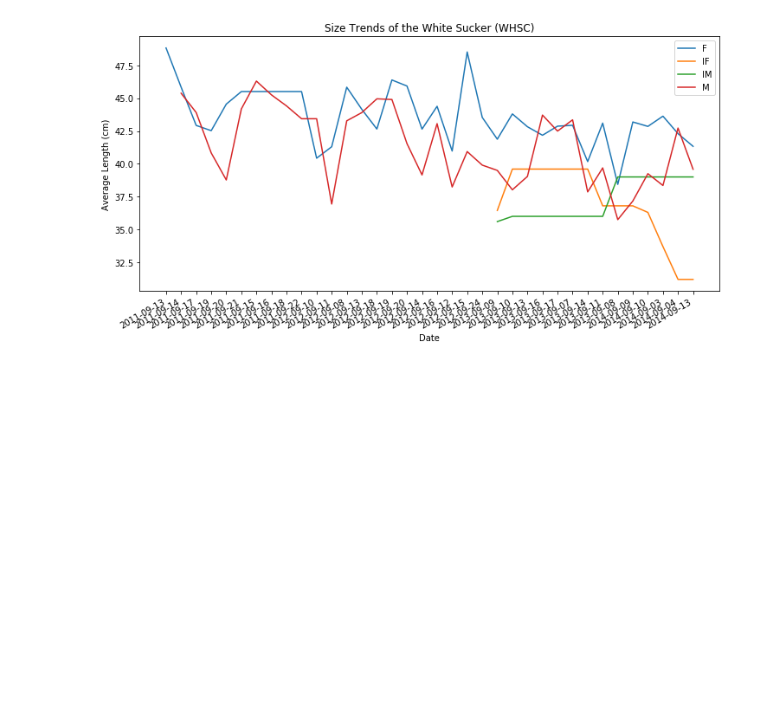
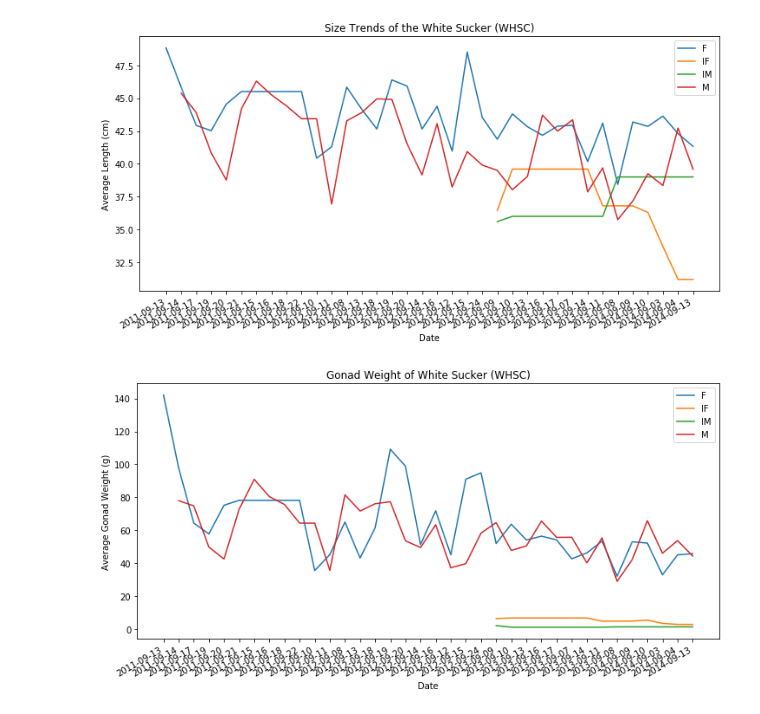
Before and after one commit to Christopher-Wang/OpenGovernment, a Jupyter notebook: OilSands.ipynb, the cells around one changed output. Cells and saved outputs as stored; diff of their text form; code cells hidden in the pictures; blank space fills up the shorter version.

Commit message:
It seams that the average gonad size decreased over time

```diff
--- a/OilSands-WildFish_Health.ipynb
+++ b/OilSands.ipynb
@@ -22,6 +19,7 @@ paths = os.listdir(data_dir)
 #### Perform data exploration  on the Various Species
 # %%
 FishHealth = pd.read_csv(data_dir + paths[4])
+FishHealth = FishHealth.replace({'-':None})
 FishHealth.index = np.arange(len(FishHealth))
 FishHealth['Sex'] = FishHealth['Sex (M=Male; F=Female; I=Indeterminate; IM=Immature Male; IF=Immature Female)']
 FishHealth['Date'] = FishHealth['Date (yyyy-mm-dd)']
@@ -91,3 +89,27 @@ plt.legend(loc='best')
 plt.show()
 # %% [output]
 [figure]
+# %%
+FishHealth.columns
+FishHealth['Gonad Weight (g)'] = pd.to_numeric(FishHealth['Gonad Weight (g)'])
+# %%
+#Generate Length data
+weight = FishHealth.groupby(['Date', 'Sex'])['Gonad Weight (g)'].mean()
+weight = weight.reset_index()
+
+#Visalize weight data
+plt.rcParams['figure.figsize'] = [12, 6]
+fig, ax = plt.subplots(nrows = 1, ncols = 1)
+for key, grp in weight.groupby(['Sex']):
+    grp = pd.DataFrame(dates, columns=['Date']).merge(grp, how='left',on='Date')
+    grp = grp.fillna(method='ffill')
+    ax.plot(grp['Date'], grp['Gonad Weight (g)'], label=key)
+
+fig.autofmt_xdate()
+ax.set_title('Gonad Weight of ' + FishHealth.iloc[0]["Species"])
+ax.set_xlabel('Date')
+ax.set_ylabel('Average Gonad Weight (g)')
+plt.legend(loc='best')
+plt.show()
+# %% [output]
+[figure, added]
```
Also changed, not shown: parts of 2 cells of this notebook.
